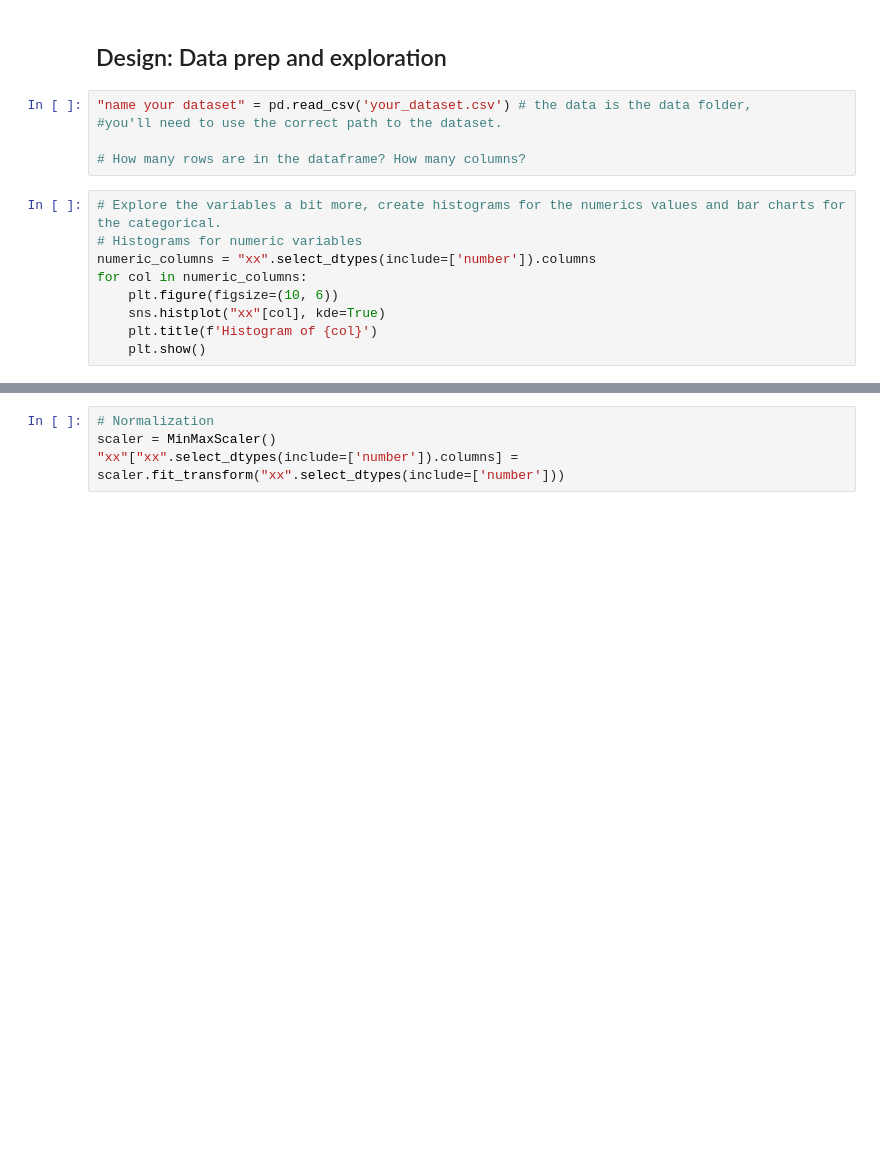
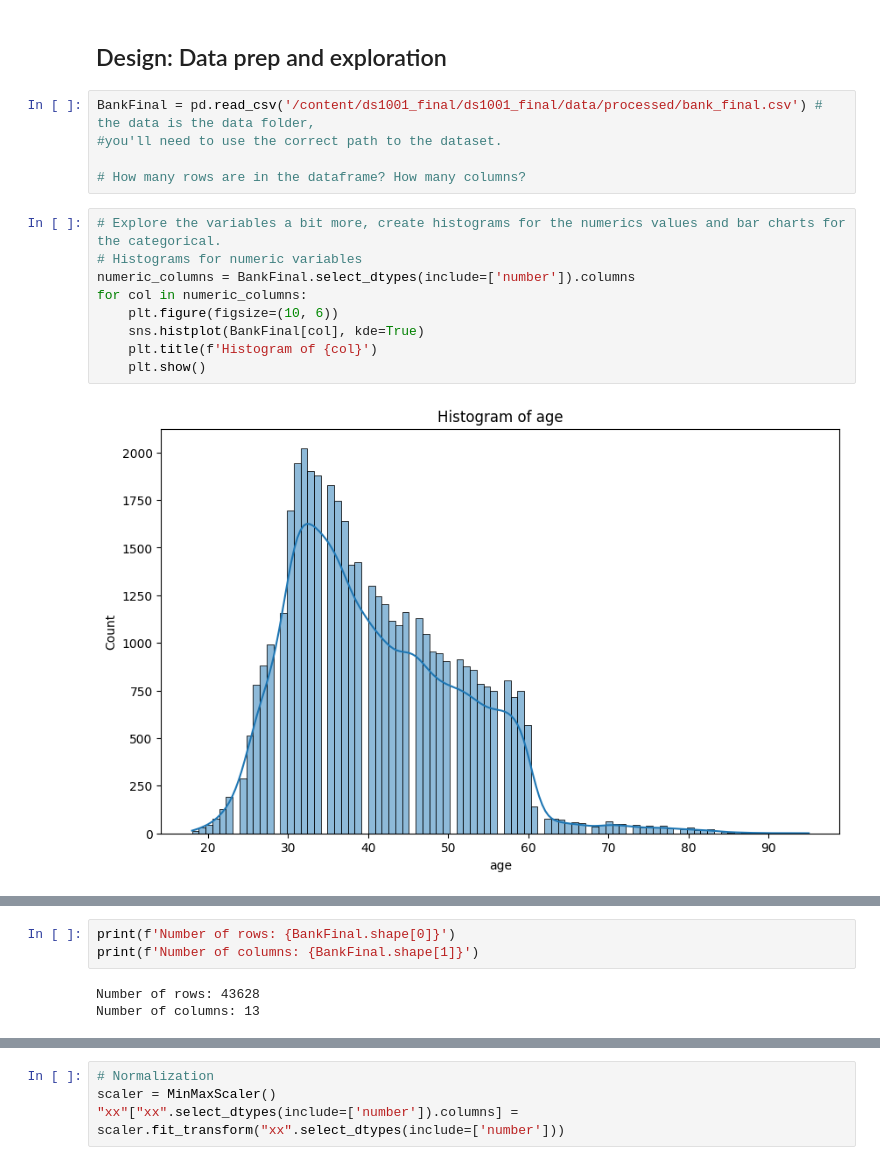
Before and after one commit to anuwday/ds1001_final, a Jupyter notebook: ds1001_final/notebooks/Final_Project_Notebook.ipynb, the cells around one changed output, grey strips where cells are left out. Saved outputs shown, nothing was run; the diff lists cells and outputs as text; blank space fills up the shorter version.

```diff
--- a/ds1001_final/notebooks/Final_Project_Notebook.ipynb
+++ b/ds1001_final/notebooks/Final_Project_Notebook.ipynb
@@ -106,16 +106,18 @@ from fairlearn.metrics import count, true_positive_rate, false_positive_rate, se
 # %% [markdown]
 ## Design: Data prep and exploration
 # %%
-"name your dataset" = pd.read_csv('your_dataset.csv') # the data is the data folder,
+BankFinal = pd.read_csv('/content/ds1001_final/ds1001_final/data/processed/bank_final.csv') # the data is the data folder,
 #you'll need to use the correct path to the dataset.
 
 # How many rows are in the dataframe? How many columns?
 # %%
 # Explore the variables a bit more, create histograms for the numerics values and bar charts for the categorical.
 # Histograms for numeric variables
-numeric_columns = "xx".select_dtypes(include=['number']).columns
+numeric_columns = BankFinal.select_dtypes(include=['number']).columns
 for col in numeric_columns:
     plt.figure(figsize=(10, 6))
-    sns.histplot("xx"[col], kde=True)
+    sns.histplot(BankFinal[col], kde=True)
     plt.title(f'Histogram of {col}')
     plt.show()
+# %% [output]
+[figure, added]
@@ -122,2 +128,8 @@ for col in numeric_columns:
+# %%
+print(f'Number of rows: {BankFinal.shape[0]}')
+print(f'Number of columns: {BankFinal.shape[1]}')
+# %% [output]
+Number of rows: 43628
+Number of columns: 13
 # %%
 # Bar charts for categorical variables
```
Also changed, not shown: parts of 7 cells of this notebook.
